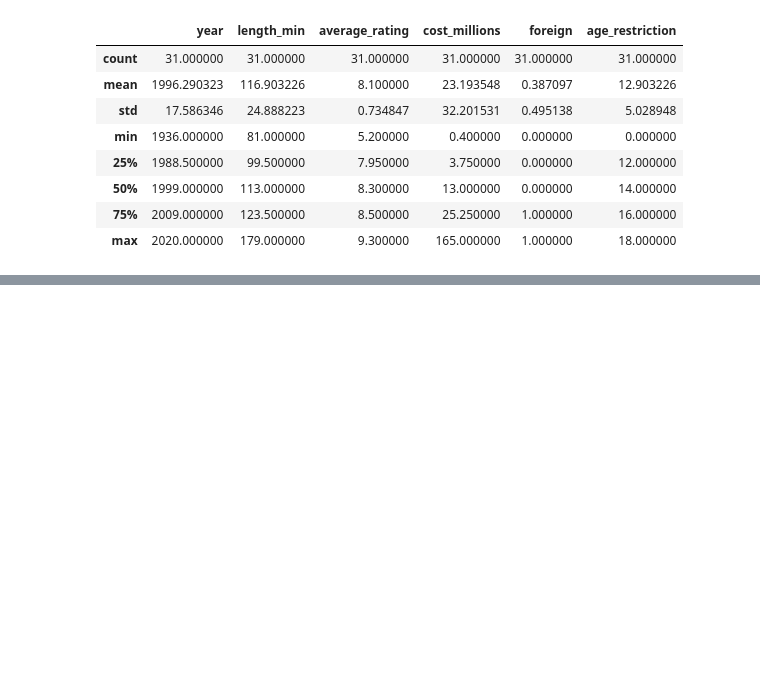
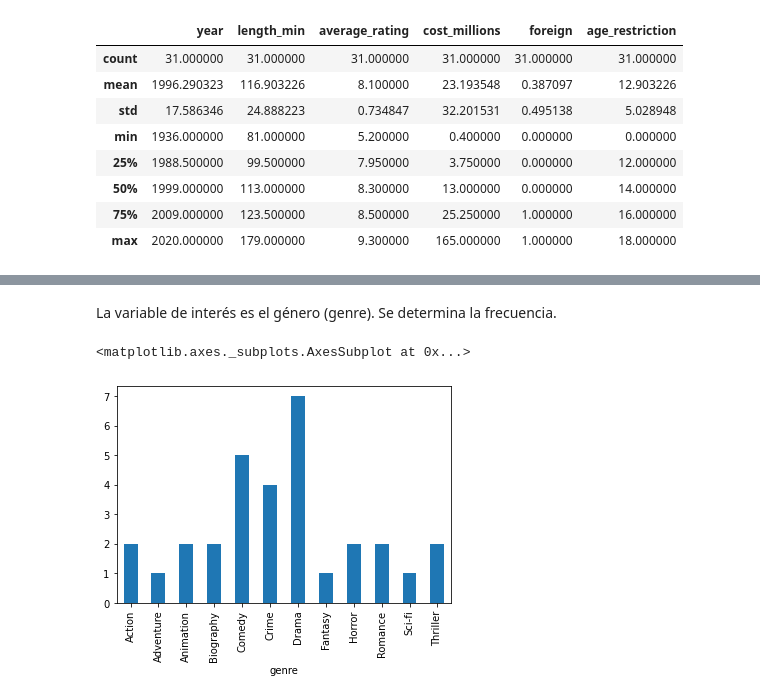
Before and after one commit to rpizarrog/-DatosContaminantes-, a Jupyter notebook: Analisis-Inteligente-de-datos/Pyhton documentos/explorar_datos.ipynb, the cells around one changed output, grey strips where cells are left out. Saved outputs shown, nothing was run; the diff lists cells and outputs as text; code cells hidden in the pictures; blank space fills up the shorter version.

```diff
--- a/Analisis-Inteligente-de-datos/Pyhton documentos/explorar_datos.ipynb
+++ b/Analisis-Inteligente-de-datos/Pyhton documentos/explorar_datos.ipynb
@@ -109,0 +167,7 @@ datos.describe()
+# %% [markdown]
+La variable de interés es el género (genre). Se determina la frecuencia.
+# %%
+datos.groupby('genre').count()['name'].plot(kind='bar')
+# %% [output]
+<matplotlib.axes._subplots.AxesSubplot at 0x...>
+[figure, added]
```
Also changed, not shown: parts of 11 cells of this notebook.
